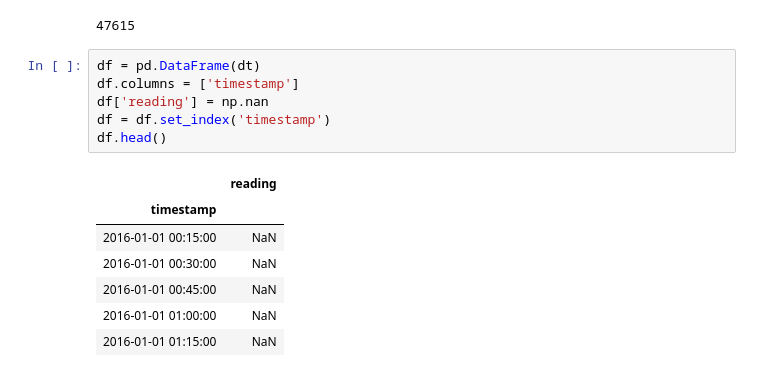
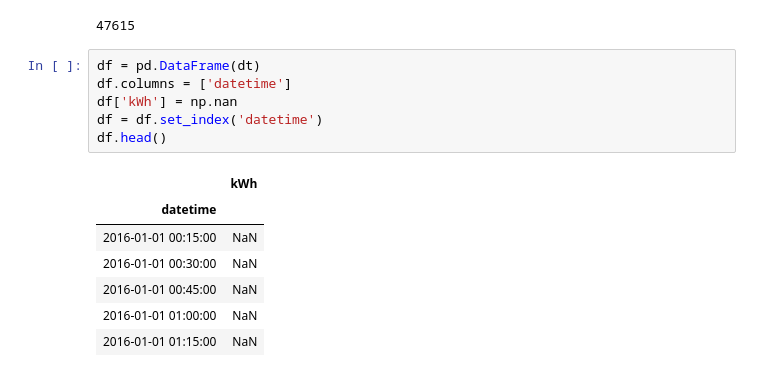
Before and after one commit to nidDrBiglr/energy-hackdays-anomaly-detection, a Jupyter notebook: anomaly-detection-model/15 - ML - Anomaly Detection in Smart Meter Data - Monte-Carlo.ipynb, the cells around one changed output. Cells and saved outputs as stored; diff of their text form.

```diff
--- a/anomaly-detection-model/15 - ML - Anomaly Detection in Smart Meter Data - Monte-Carlo.ipynb
+++ b/anomaly-detection-model/15 - ML - Anomaly Detection in Smart Meter Data - Monte-Carlo.ipynb
@@ -77,13 +69,13 @@ print(len(dt))
 47615
 # %%
 df = pd.DataFrame(dt)
-df.columns = ['timestamp']
-df['reading'] = np.nan
-df = df.set_index('timestamp')
+df.columns = ['datetime']
+df['kWh'] = np.nan
+df = df.set_index('datetime')
 df.head()
 # %% [output]
-|  | reading |
-| timestamp |  |
+|  | kWh |
+| datetime |  |
 | 2016-01-01 00:15:00 | NaN |
 | 2016-01-01 00:30:00 | NaN |
 | 2016-01-01 00:45:00 | NaN |
```
Also changed, not shown: parts of 8 cells of this notebook.
